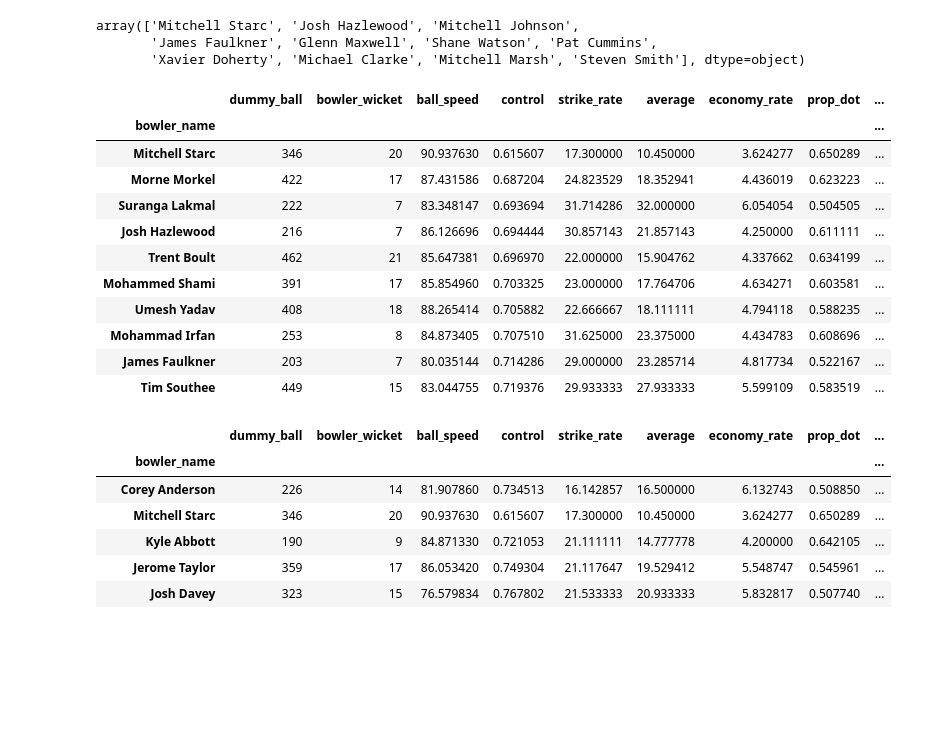
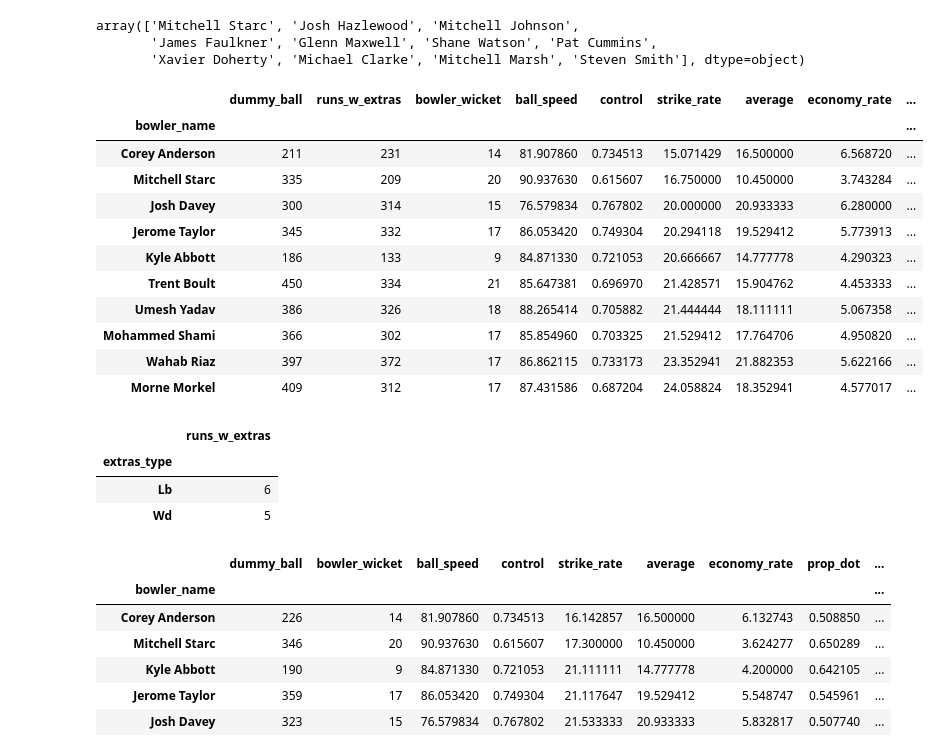
Before and after one commit to rishsriv/cricket-wc2015, a Jupyter notebook: wc_analysis.ipynb, the cells around one changed output. Cells and saved outputs as stored; diff of their text form; code cells hidden in the pictures; blank space fills up the shorter version.

```diff
--- a/wc_analysis.ipynb
+++ b/wc_analysis.ipynb
@@ -112,13 +112,15 @@ def left_hander_standardization(row):
 # %%
 df['ended_x'], df['landing_x'] = zip(*df.apply(left_hander_standardization, axis=1))
 # %%
-df['dummy_ball'] = 1
+df['dummy_ball'] = ~((df.extras_type == 'Wd') | (df.extras_type == 'Nb'))
 df['dot_ball'] = df['runs_w_extras'] == 0
 df['single'] = df['runs_batter'] == 1
 df['double'] = df['runs_batter'] == 2
 df['triple'] = df['runs_batter'] == 3
 df['four'] = (df['runs_batter'] == 4) | (df['runs_batter'] == 5)
 df['six'] = df['runs_batter'] == 6
+# %%
+df['dummy_ball'] = df['dummy_ball'].astype(int)
 # %%
 def get_height(i):
     if i <=0.5: return 'low_height'
@@ -285,20 +335,27 @@ array(['Mitchell Starc', 'Josh Hazlewood', 'Mitchell Johnson',
        'James Faulkner', 'Glenn Maxwell', 'Shane Watson', 'Pat Cummins',
        'Xavier Doherty', 'Michael Clarke', 'Mitchell Marsh', 'Steven Smith'], dtype=object)
 # %%
-bowler_agg[(bowler_agg.dummy_ball > 180)].sort('control')[['dummy_ball', 'bowler_wicket', 'ball_speed', 'control', 'strike_rate', 'average', 'economy_rate', 'prop_dot', 'runs_boundaries']].head(10)
+bowler_agg[(bowler_agg.dummy_ball > 180)].sort('strike_rate')[['dummy_ball', 'runs_w_extras', 'bowler_wicket', 'ball_speed', 'control', 'strike_rate', 'average', 'economy_rate', 'prop_dot', 'runs_boundaries']].head(10)
 # %% [output]
-|  | dummy_ball | bowler_wicket | ball_speed | control | strike_rate | average | economy_rate | prop_dot | ... |
+|  | dummy_ball | runs_w_extras | bowler_wicket | ball_speed | control | strike_rate | average | economy_rate | ... |
 | bowler_name |  |  |  |  |  |  |  |  | ... |
-| Mitchell Starc | 346 | 20 | 90.937630 | 0.615607 | 17.300000 | 10.450000 | 3.624277 | 0.650289 | ... |
-| Morne Morkel | 422 | 17 | 87.431586 | 0.687204 | 24.823529 | 18.352941 | 4.436019 | 0.623223 | ... |
-| Suranga Lakmal | 222 | 7 | 83.348147 | 0.693694 | 31.714286 | 32.000000 | 6.054054 | 0.504505 | ... |
-| Josh Hazlewood | 216 | 7 | 86.126696 | 0.694444 | 30.857143 | 21.857143 | 4.250000 | 0.611111 | ... |
-| Trent Boult | 462 | 21 | 85.647381 | 0.696970 | 22.000000 | 15.904762 | 4.337662 | 0.634199 | ... |
-| Mohammed Shami | 391 | 17 | 85.854960 | 0.703325 | 23.000000 | 17.764706 | 4.634271 | 0.603581 | ... |
-| Umesh Yadav | 408 | 18 | 88.265414 | 0.705882 | 22.666667 | 18.111111 | 4.794118 | 0.588235 | ... |
-| Mohammad Irfan | 253 | 8 | 84.873405 | 0.707510 | 31.625000 | 23.375000 | 4.434783 | 0.608696 | ... |
-| James Faulkner | 203 | 7 | 80.035144 | 0.714286 | 29.000000 | 23.285714 | 4.817734 | 0.522167 | ... |
-| Tim Southee | 449 | 15 | 83.044755 | 0.719376 | 29.933333 | 27.933333 | 5.599109 | 0.583519 | ... |
+| Corey Anderson | 211 | 231 | 14 | 81.907860 | 0.734513 | 15.071429 | 16.500000 | 6.568720 | ... |
+| Mitchell Starc | 335 | 209 | 20 | 90.937630 | 0.615607 | 16.750000 | 10.450000 | 3.743284 | ... |
+| Josh Davey | 300 | 314 | 15 | 76.579834 | 0.767802 | 20.000000 | 20.933333 | 6.280000 | ... |
+| Jerome Taylor | 345 | 332 | 17 | 86.053420 | 0.749304 | 20.294118 | 19.529412 | 5.773913 | ... |
+| Kyle Abbott | 186 | 133 | 9 | 84.871330 | 0.721053 | 20.666667 | 14.777778 | 4.290323 | ... |
+| Trent Boult | 450 | 334 | 21 | 85.647381 | 0.696970 | 21.428571 | 15.904762 | 4.453333 | ... |
+| Umesh Yadav | 386 | 326 | 18 | 88.265414 | 0.705882 | 21.444444 | 18.111111 | 5.067358 | ... |
+| Mohammed Shami | 366 | 302 | 17 | 85.854960 | 0.703325 | 21.529412 | 17.764706 | 4.950820 | ... |
+| Wahab Riaz | 397 | 372 | 17 | 86.862115 | 0.733173 | 23.352941 | 21.882353 | 5.622166 | ... |
+| Morne Morkel | 409 | 312 | 17 | 87.431586 | 0.687204 | 24.058824 | 18.352941 | 4.577017 | ... |
+# %%
+df[df.bowler_name == 'Imran Tahir'].groupby('extras_type').agg('sum')[['runs_w_extras']]
+# %% [output]
+|  | runs_w_extras |
+| extras_type |  |
+| Lb | 6 |
+| Wd | 5 |
 # %%
 bowler_agg[(bowler_agg.dummy_ball > 180)].sort('strike_rate')[['dummy_ball', 'bowler_wicket', 'ball_speed', 'control', 'strike_rate', 'average', 'economy_rate', 'prop_dot', 'runs_boundaries']].head(10)
 # %% [output]
```
Also changed, not shown: parts of 79 cells of this notebook, 6 other files.
